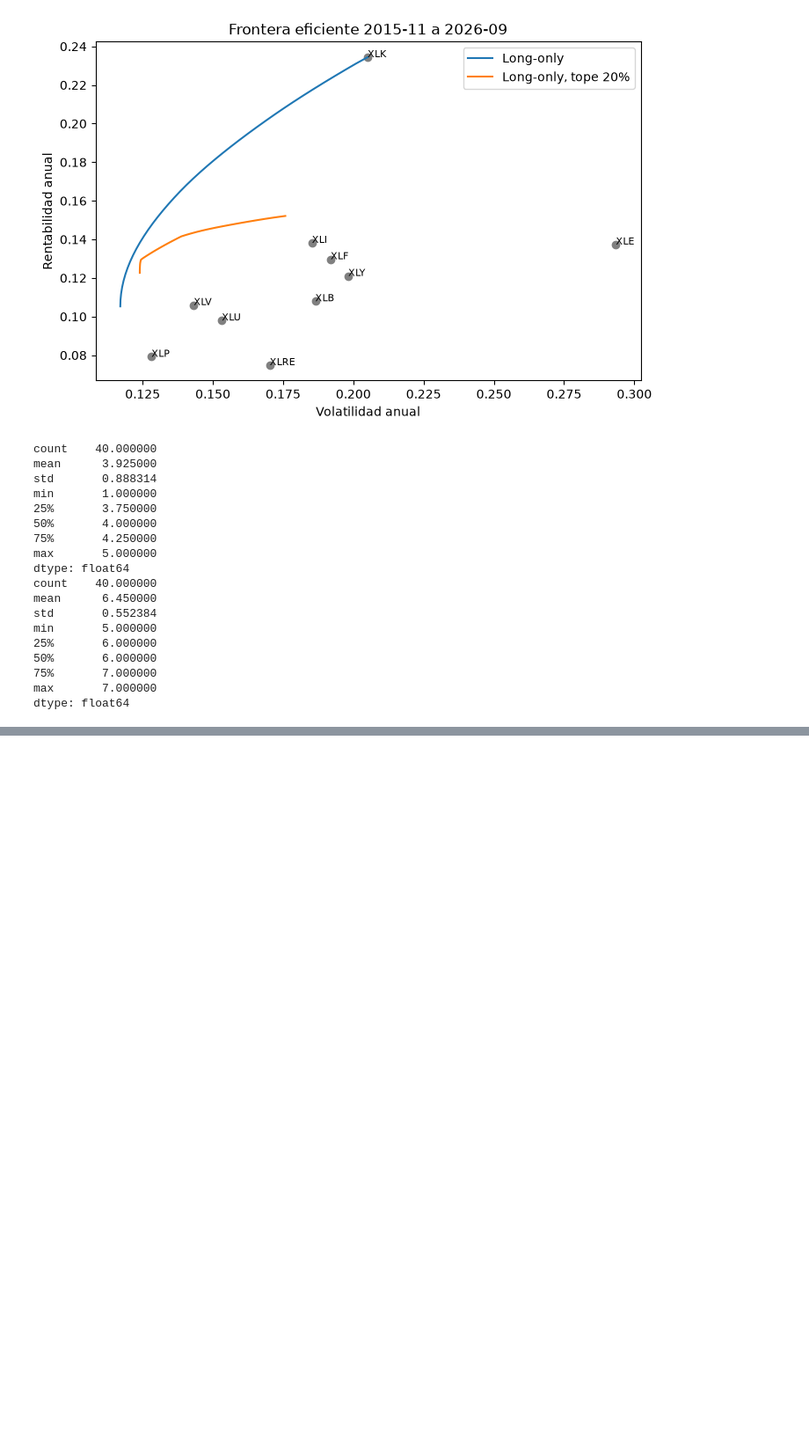
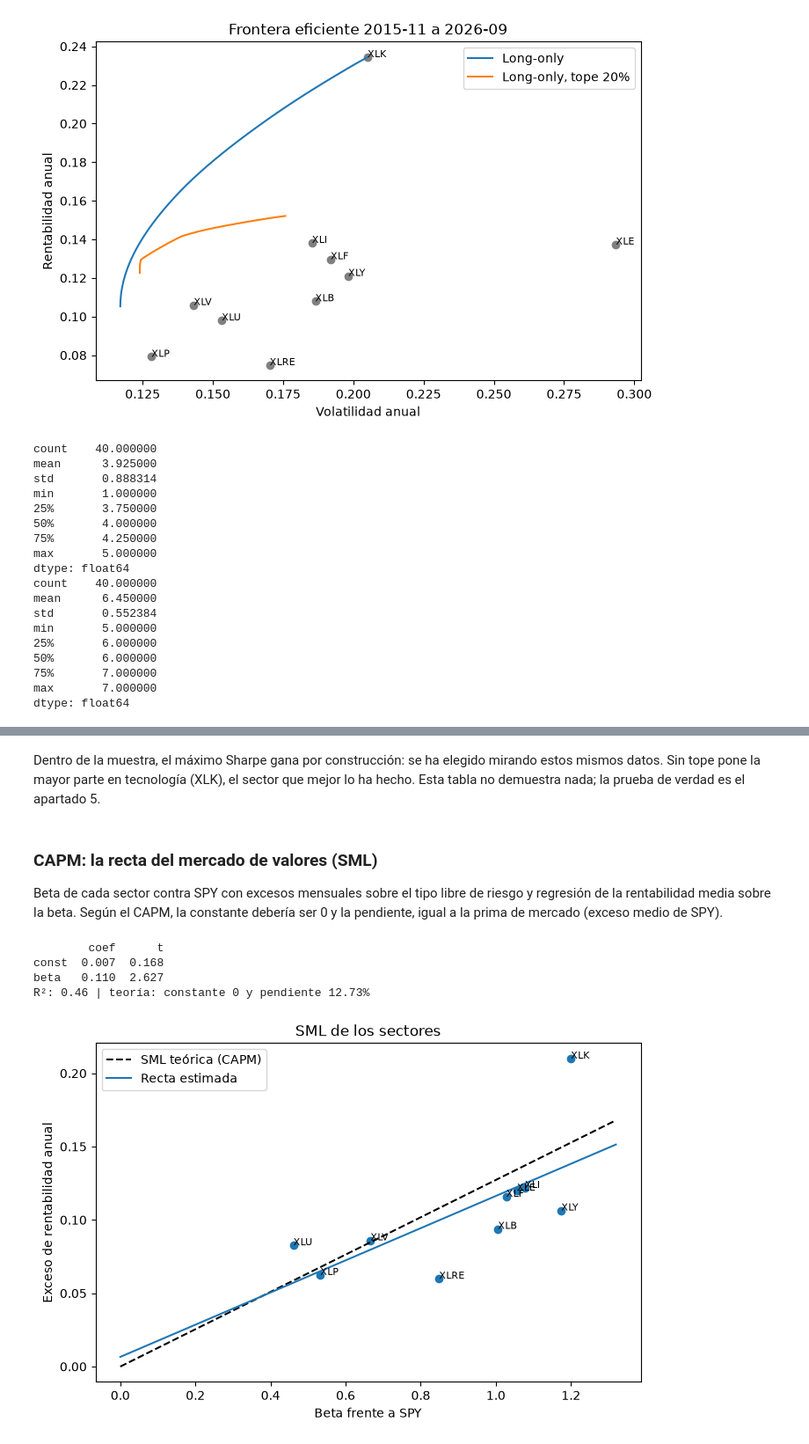
Before and after one commit to hectoorperezz/quant-management, a Jupyter notebook: notebooks/02_mpt_factores.ipynb, the cells around one changed output, grey strips where cells are left out. Shown at 88% size. Drawn from its saved outputs; the diff is of its cells as text; code cells hidden in the pictures; blank space fills up the shorter version.

```diff
--- a/notebooks/02_mpt_factores.ipynb
+++ b/notebooks/02_mpt_factores.ipynb
@@ -93,0 +148,33 @@ dtype: float64
+# %% [markdown]
+Dentro de la muestra, el máximo Sharpe gana por construcción: se ha elegido mirando estos mismos datos. Sin tope pone la mayor parte en tecnología (XLK), el sector que mejor lo ha hecho. Esta tabla no demuestra nada; la prueba de verdad es el apartado 5.
+# %% [markdown]
+### CAPM: la recta del mercado de valores (SML)
+
+Beta de cada sector contra SPY con excesos mensuales sobre el tipo libre de riesgo y regresión de la rentabilidad media sobre la beta. Según el CAPM, la constante debería ser 0 y la pendiente, igual a la prima de mercado (exceso medio de SPY).
+# %%
+import statsmodels.api as sm
+
+exceso = rent[TICKERS].sub(factores["RF"], axis=0).loc[rent_10.index].dropna()
+betas = exceso[SECTORES].apply(lambda s: s.cov(exceso["SPY"]) / exceso["SPY"].var()).rename("beta")
+exceso_medio = exceso[SECTORES].mean() * 12
+prima_mercado = exceso["SPY"].mean() * 12
+
+sml = sm.OLS(exceso_medio, sm.add_constant(betas)).fit()
+print(pd.DataFrame({"coef": sml.params, "t": sml.tvalues}).round(3))
+print(f"R²: {sml.rsquared:.2f} | teoría: constante 0 y pendiente {prima_mercado:.2%}")
+
+x = np.linspace(0, betas.max() * 1.1, 50)
+fig, ax = plt.subplots(figsize=(8, 5))
+ax.scatter(betas, exceso_medio)
+for t in SECTORES:
+    ax.annotate(t, (betas[t], exceso_medio[t]), fontsize=8)
+ax.plot(x, prima_mercado * x, "k--", label="SML teórica (CAPM)")
+ax.plot(x, sml.params["const"] + sml.params["beta"] * x, label="Recta estimada")
+ax.set(xlabel="Beta frente a SPY", ylabel="Exceso de rentabilidad anual", title="SML de los sectores")
+ax.legend(); plt.show()
+# %% [output]
+        coef      t
+const  0.007  0.168
+beta   0.110  2.627
+R²: 0.46 | teoría: constante 0 y pendiente 12.73%
+[figure, added]
```
Also changed, not shown: parts of 11 cells of this notebook, 1 other file.
